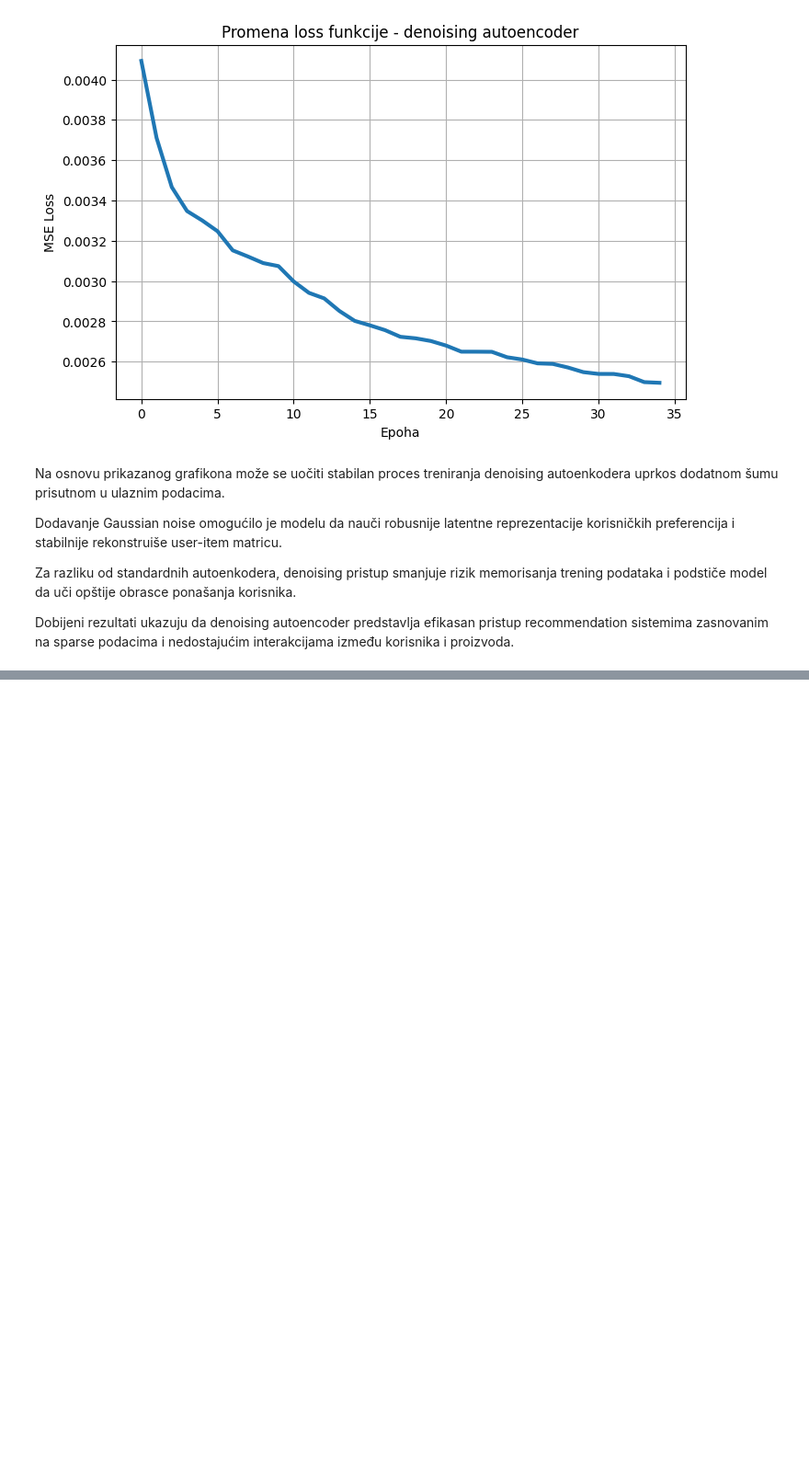
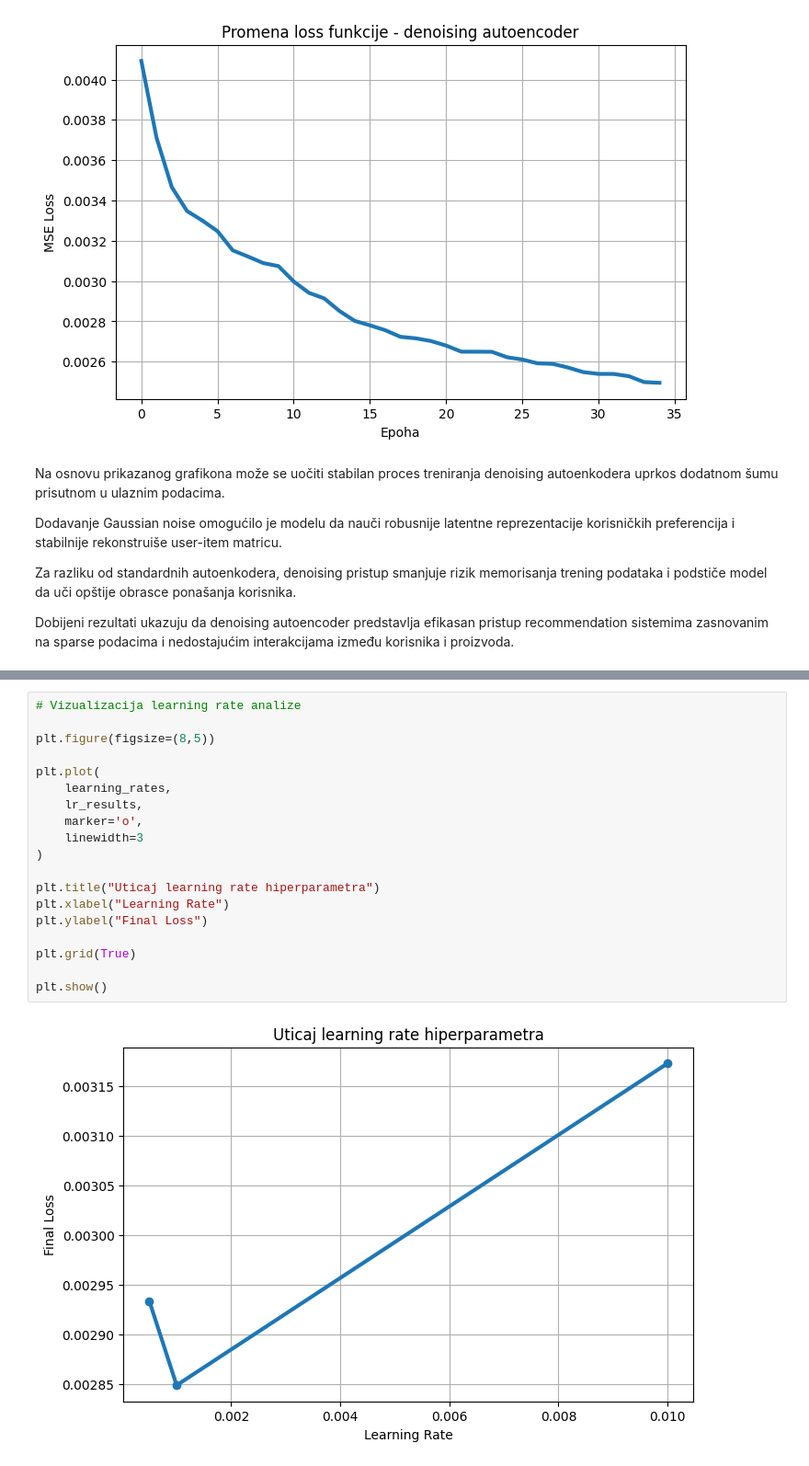
Before and after one commit to branka2004/preporuka_proizvoda_u_elektronskoj_trgovini, a Jupyter notebook: preporuka_proizvoda_autoencoder.ipynb, the cells around one changed output, grey strips where cells are left out. Shown at 92% size. Drawn from its saved outputs; the diff is of its cells as text; blank space fills up the shorter version.

```diff
--- a/preporuka_proizvoda_autoencoder.ipynb
+++ b/preporuka_proizvoda_autoencoder.ipynb
@@ -1702,0 +1990,21 @@ Dobijeni rezultati ukazuju da denoising autoencoder predstavlja efikasan pristup
+# %%
+# Vizualizacija learning rate analize
+
+plt.figure(figsize=(8,5))
+
+plt.plot(
+    learning_rates,
+    lr_results,
+    marker='o',
+    linewidth=3
+)
+
+plt.title("Uticaj learning rate hiperparametra")
+plt.xlabel("Learning Rate")
+plt.ylabel("Final Loss")
+
+plt.grid(True)
+
+plt.show()
+# %% [output]
+[figure, added]
```
Also changed, not shown: parts of 16 cells of this notebook.
